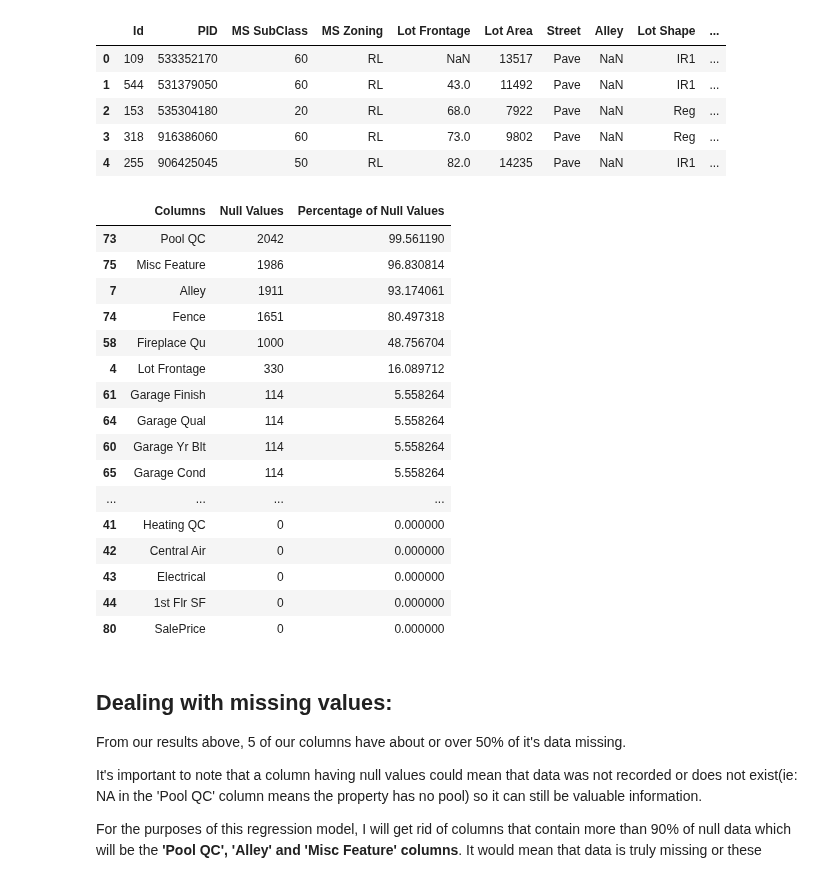
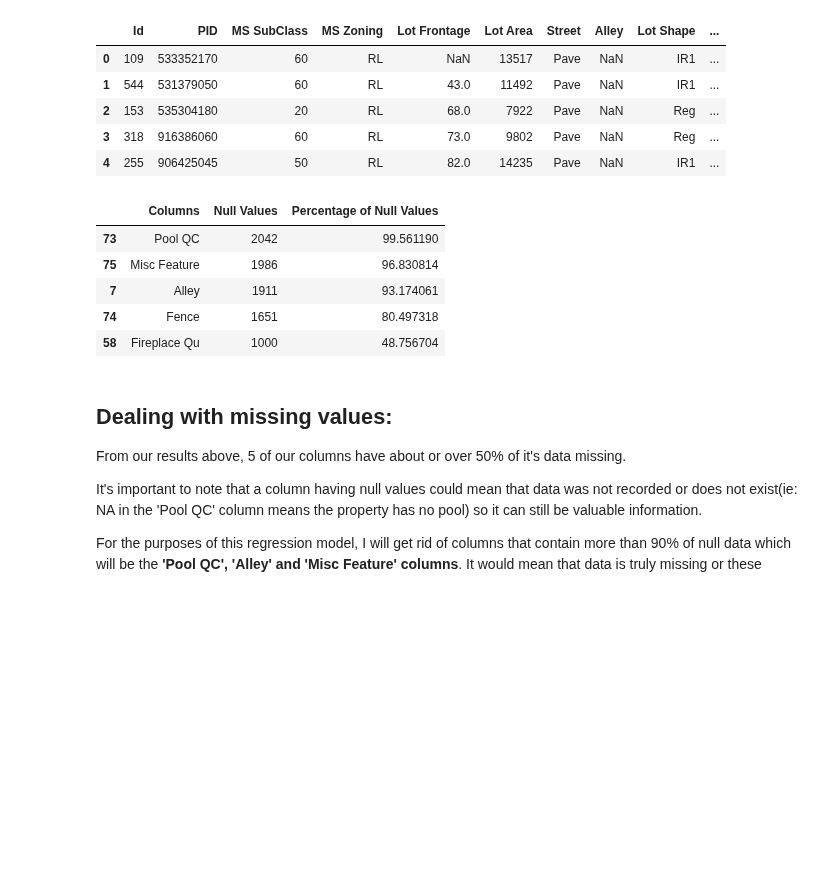
Before and after one commit to ianibogwu/Projects, a Jupyter notebook: GA-projects/02-Ames-housing/Cleaning_EDA.ipynb, the cells around one changed output. Cells and saved outputs as stored; diff of their text form; code cells hidden in the pictures; blank space fills up the shorter version.

```diff
--- a/GA-projects/02-Ames-housing/Cleaning_EDA.ipynb
+++ b/GA-projects/02-Ames-housing/Cleaning_EDA.ipynb
@@ -49,25 +50,14 @@ def null_values(df):
     return null_table
 # %%
 null_table = null_values(train)
-null_table.sort_values(by = 'Percentage of Null Values', ascending = False)
+null_table.sort_values(by = 'Percentage of Null Values', ascending = False).head()
 # %% [output]
 |  | Columns | Null Values | Percentage of Null Values |
 | 73 | Pool QC | 2042 | 99.561190 |
 | 75 | Misc Feature | 1986 | 96.830814 |
 | 7 | Alley | 1911 | 93.174061 |
 | 74 | Fence | 1651 | 80.497318 |
 | 58 | Fireplace Qu | 1000 | 48.756704 |
-| 4 | Lot Frontage | 330 | 16.089712 |
-| 61 | Garage Finish | 114 | 5.558264 |
-| 64 | Garage Qual | 114 | 5.558264 |
-| 60 | Garage Yr Blt | 114 | 5.558264 |
-| 65 | Garage Cond | 114 | 5.558264 |
-| ... | ... | ... | ... |
-| 41 | Heating QC | 0 | 0.000000 |
-| 42 | Central Air | 0 | 0.000000 |
-| 43 | Electrical | 0 | 0.000000 |
-| 44 | 1st Flr SF | 0 | 0.000000 |
-| 80 | SalePrice | 0 | 0.000000 |
 # %%
 def df(dataset):
     #remove columns with more than 90% of null values.
```
Also changed, not shown: parts of 6 cells of this notebook, 10 other files.
